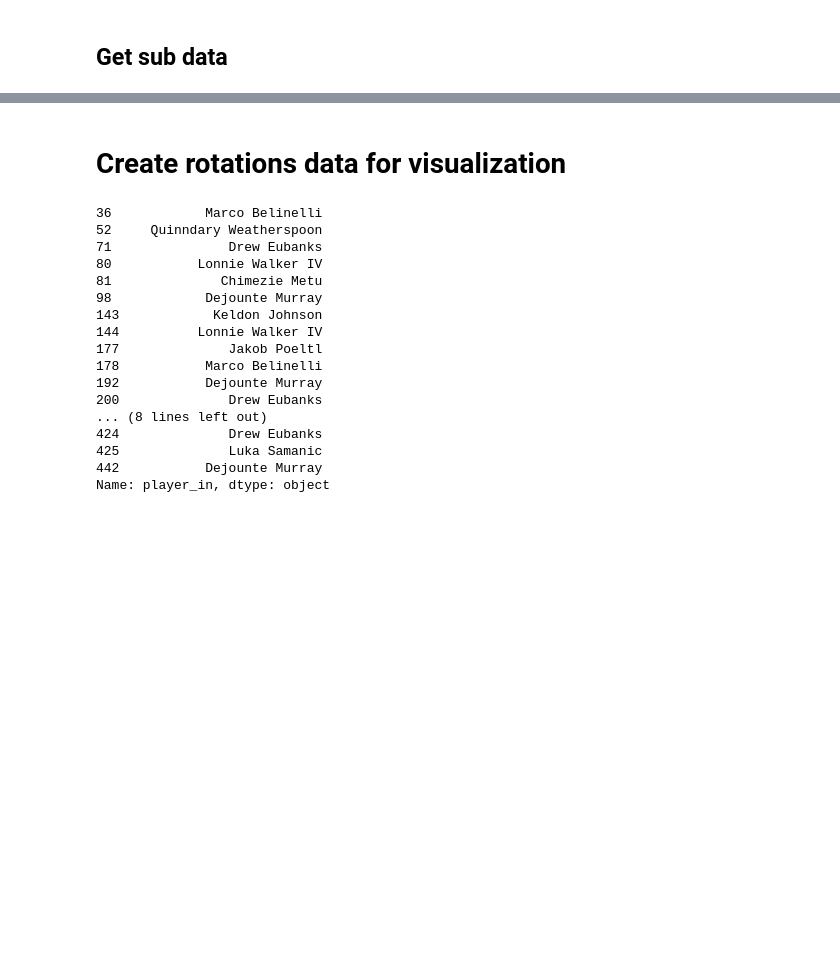
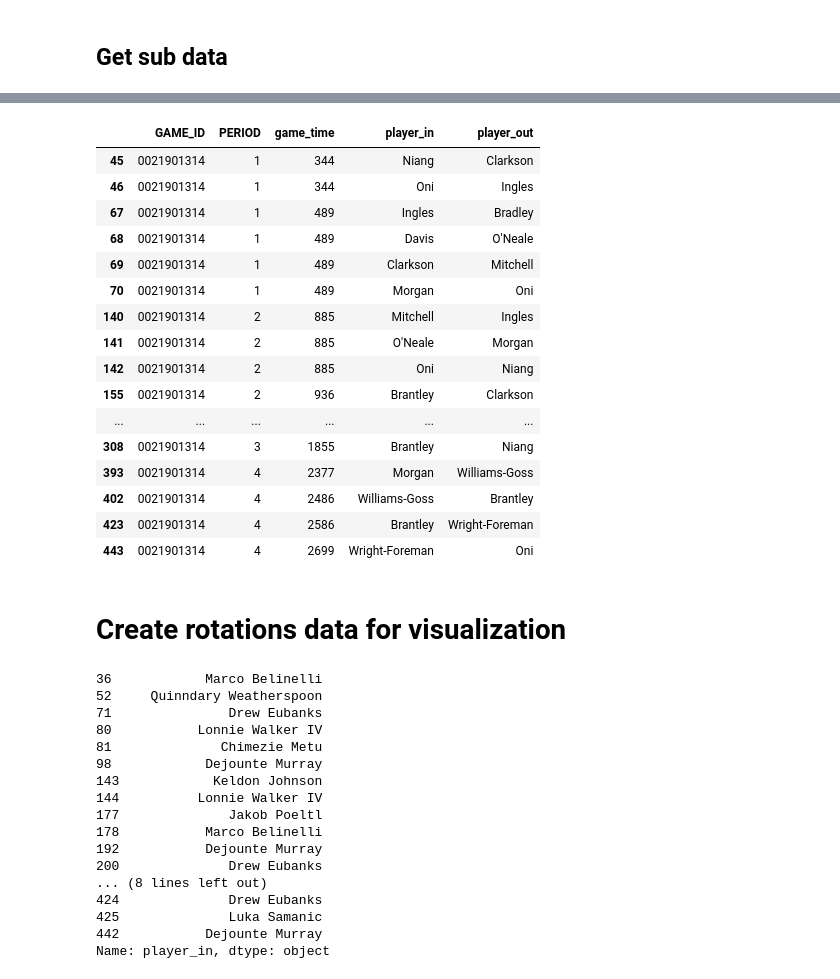
Before and after one commit to SpecCRA/vlads_data_project, a Jupyter notebook: rotations_prototype.ipynb, the cells around one changed output, grey strips where cells are left out. Cells and saved outputs as stored; diff of their text form; code cells hidden in the pictures; blank space fills up the shorter version.

```diff
--- a/rotations_prototype.ipynb
+++ b/rotations_prototype.ipynb
@@ -246,6 +273,26 @@ Index(['GAME_ID', 'PERIOD', 'PCTIMESTRING', 'VISITORDESCRIPTION', 'game_time',
 # Remove time string and pbp column
 spurs_sub_df = spurs_sub_df[['GAME_ID', 'PERIOD', 'game_time', 'player_in', 'player_out']]
 opp_sub_df = opp_sub_df[['GAME_ID', 'PERIOD', 'game_time', 'player_in', 'player_out']]
+# %%
+spurs_sub_df
+# %% [output]
+|  | GAME_ID | PERIOD | game_time | player_in | player_out |
+| 45 | 0021901314 | 1 | 344 | Niang | Clarkson |
+| 46 | 0021901314 | 1 | 344 | Oni | Ingles |
+| 67 | 0021901314 | 1 | 489 | Ingles | Bradley |
+| 68 | 0021901314 | 1 | 489 | Davis | O'Neale |
+| 69 | 0021901314 | 1 | 489 | Clarkson | Mitchell |
+| 70 | 0021901314 | 1 | 489 | Morgan | Oni |
+| 140 | 0021901314 | 2 | 885 | Mitchell | Ingles |
+| 141 | 0021901314 | 2 | 885 | O'Neale | Morgan |
+| 142 | 0021901314 | 2 | 885 | Oni | Niang |
+| 155 | 0021901314 | 2 | 936 | Brantley | Clarkson |
+| ... | ... | ... | ... | ... | ... |
+| 308 | 0021901314 | 3 | 1855 | Brantley | Niang |
+| 393 | 0021901314 | 4 | 2377 | Morgan | Williams-Goss |
+| 402 | 0021901314 | 4 | 2486 | Williams-Goss | Brantley |
+| 423 | 0021901314 | 4 | 2586 | Brantley | Wright-Foreman |
+| 443 | 0021901314 | 4 | 2699 | Wright-Foreman | Oni |
 # %% [markdown]
 # Create rotations data for visualization
 # %%
```
Also changed, not shown: parts of 7 cells of this notebook, 3 other files.
